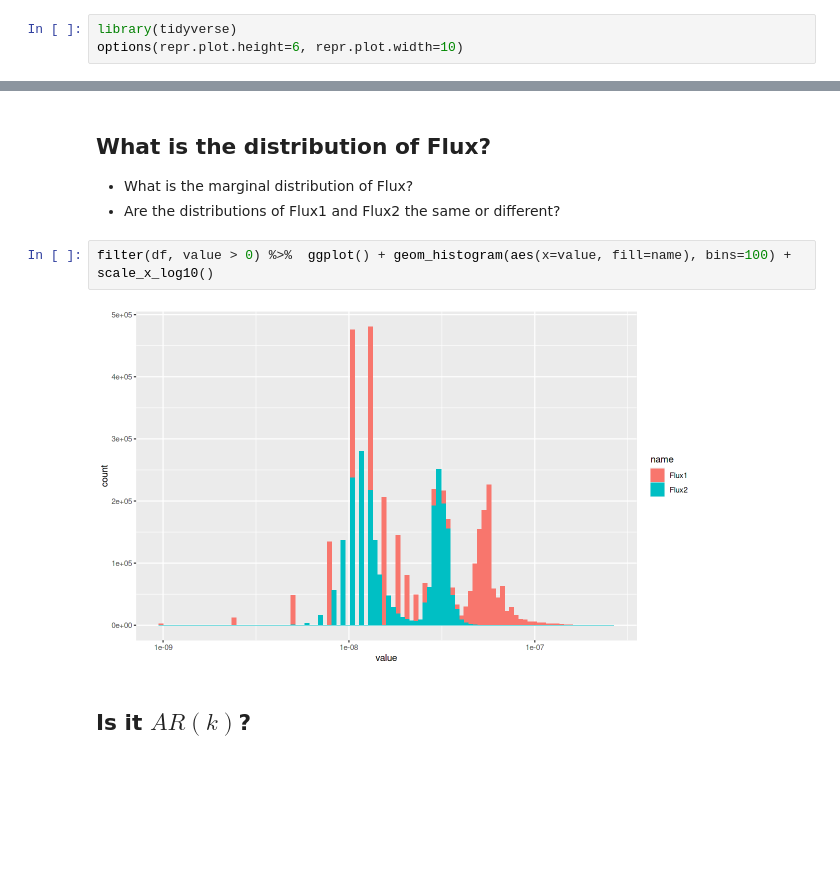
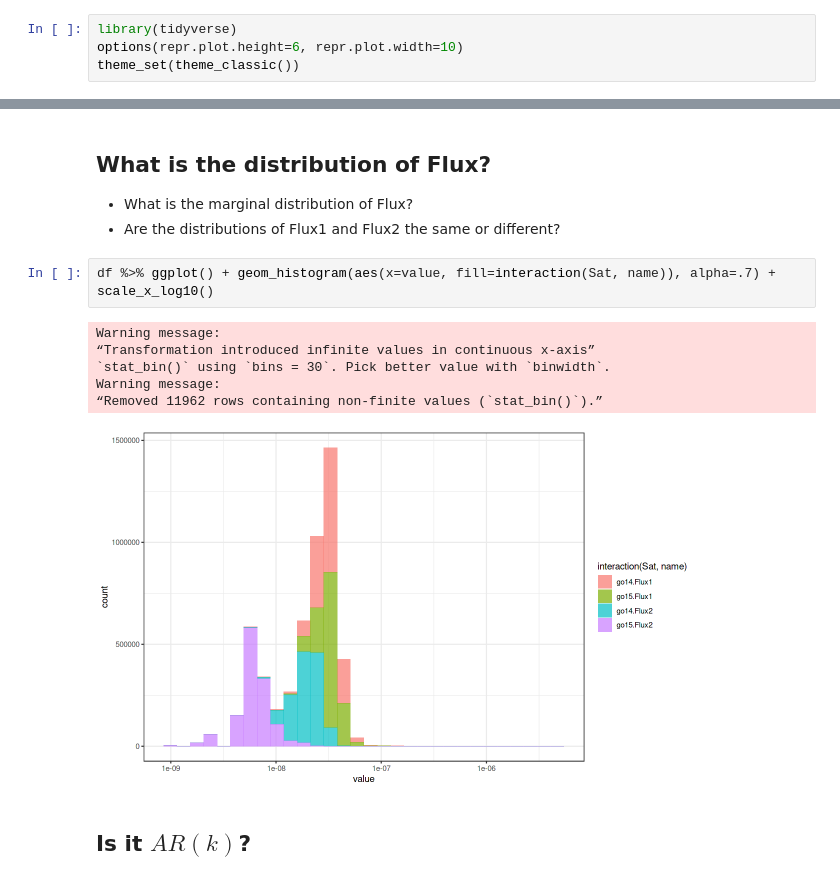
Before and after one commit to terhorst/stats504, a Jupyter notebook: lectures/week5/slides.ipynb, the cells around one changed output, grey strips where cells are left out. Cells and saved outputs as stored; diff of their text form; blank space fills up the shorter version.

```diff
--- a/lectures/week5/slides.ipynb
+++ b/lectures/week5/slides.ipynb
@@ -1,3 +1,4 @@
 # %%
 library(tidyverse)
 options(repr.plot.height=6, repr.plot.width=10)
+theme_set(theme_classic())
@@ -115,9 +152,14 @@ Warning message:
 - What is the marginal distribution of Flux?
 - Are the distributions of Flux1 and Flux2 the same or different?
 # %%
-filter(df, value > 0) %>%  ggplot() + geom_histogram(aes(x=value, fill=name), bins=100) + scale_x_log10()
+df %>% ggplot() + geom_histogram(aes(x=value, fill=interaction(Sat, name)), alpha=.7) + scale_x_log10()
 # %% [output]
+Warning message:
+“Transformation introduced infinite values in continuous x-axis”
+`stat_bin()` using `bins = 30`. Pick better value with `binwidth`.
+Warning message:
+“Removed 11962 rows containing non-finite values (`stat_bin()`).”
-[figure, old version]
+[figure, new version]
 # %% [markdown]
 ## Is it $AR(k)$?
 # %%
```
Also changed, not shown: parts of 40 cells of this notebook, 2 other files.
